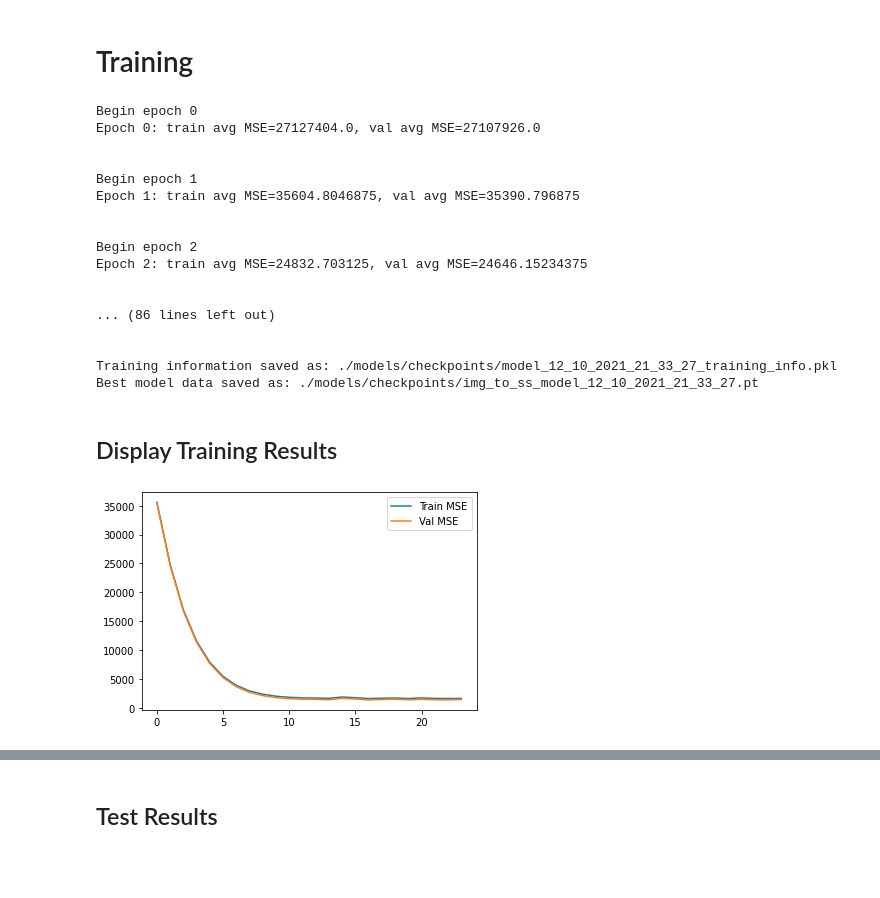
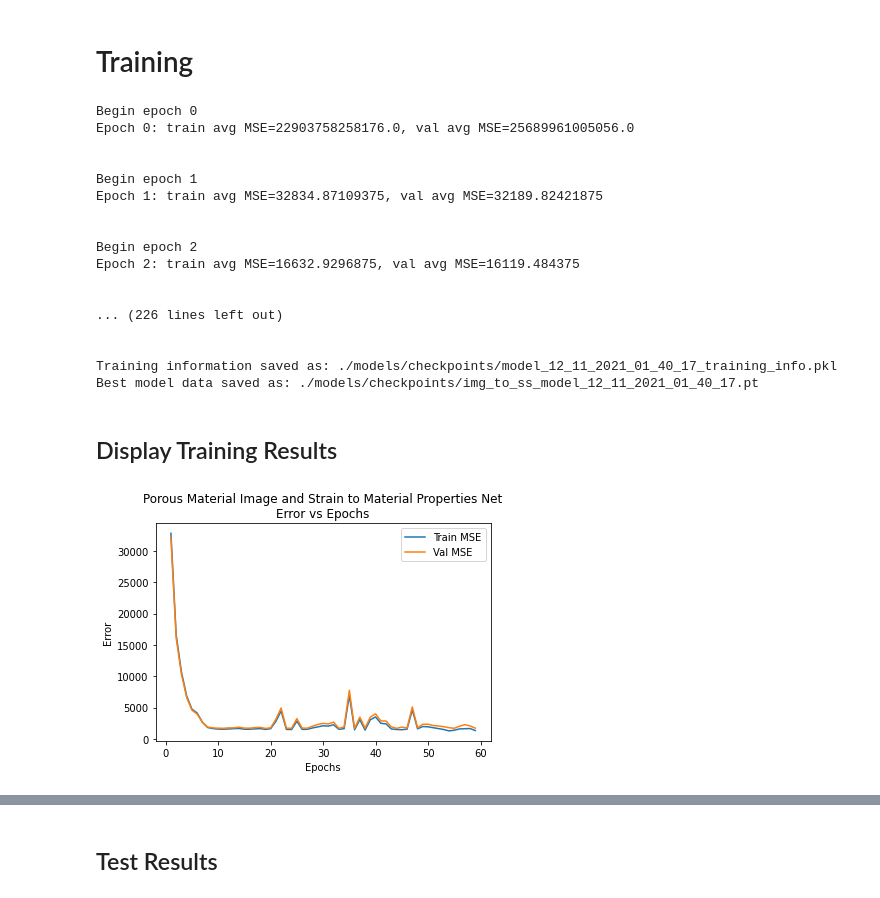
Before and after one commit to dalbyryan3/cs-6955-deep-learning-final-project, a Jupyter notebook: PorousMaterialImageAndStrainToMaterialPropertiesNet.ipynb, the cells around one changed output, grey strips where cells are left out. Saved outputs shown, nothing was run; the diff lists cells and outputs as text; code cells hidden in the pictures; blank space fills up the shorter version.

```diff
--- a/PorousMaterialImageAndStrainToMaterialPropertiesNet.ipynb
+++ b/PorousMaterialImageAndStrainToMaterialPropertiesNet.ipynb
@@ -119,7 +119,7 @@ for i, batch in enumerate(train_loader):
         ax1.imshow(torch.movedim(og_image_batch[idx], 0, 2))
         ax1.set_title('Porous Material Image')
         ax2.plot(strain_batch[idx], SMises_batch[idx], label='Von Mises Stress')
-        ax2.set_xlabel('Strain (m)')
+        ax2.set_xlabel('Strain')
         ax2.set_ylabel('Stress (MPa)')
         ax2.set_title('Associated Stress-Strain Material Response')
         ax2.legend()
@@ -255,8 +255,8 @@ def porousMaterialImageAndStrainToMaterialPropertiesNetTrainingLoop(model, train
 # %%
 model = PorousMaterialImageAndStrainToMaterialPropertiesNet()
 
-learning_rate = 4e-3
-nepochs = 25
+learning_rate = 5e-3
+nepochs = 60
 criterion = porousMaterialImageAndStrainToMaterialPropertiesNet_criterion
 optimizer = torch.optim.Adam(model.parameters(), lr=learning_rate)
 
@@ -264,22 +264,22 @@ model_training_info_name_path, model_save_path = porousMaterialImageAndStrainToM
 print("Training information saved as: {0}\nBest model data saved as: {1}".format(model_training_info_name_path, model_save_path))
 # %% [output]
 Begin epoch 0
-Epoch 0: train avg MSE=27127404.0, val avg MSE=27107926.0
+Epoch 0: train avg MSE=22903758258176.0, val avg MSE=25689961005056.0
 
 
 Begin epoch 1
-Epoch 1: train avg MSE=35604.8046875, val avg MSE=35390.796875
+Epoch 1: train avg MSE=32834.87109375, val avg MSE=32189.82421875
 
 
 Begin epoch 2
-Epoch 2: train avg MSE=24832.703125, val avg MSE=24646.15234375
+Epoch 2: train avg MSE=16632.9296875, val avg MSE=16119.484375
 
 
-... (86 lines left out)
+... (226 lines left out)
 
 
-Training information saved as: ./models/checkpoints/model_12_10_2021_21_33_27_training_info.pkl
-Best model data saved as: ./models/checkpoints/img_to_ss_model_12_10_2021_21_33_27.pt
+Training information saved as: ./models/checkpoints/model_12_11_2021_01_40_17_training_info.pkl
+Best model data saved as: ./models/checkpoints/img_to_ss_model_12_11_2021_01_40_17.pt
 # %% [markdown]
 ## Display Training Results
 # %%
@@ -288,13 +288,19 @@ Best model data saved as: ./models/checkpoints/img_to_ss_model_12_10_2021_21_33_
 # %%
 with open(model_training_info_name_path, 'rb') as f:
     train_avg_MSE_vals, val_avg_MSE_vals = pickle.load(f)
+epoch_vals = np.arange(0, len(train_avg_MSE_vals))
+cutoff_lower_bound = 1
+
 plt.figure()
-plt.plot(train_avg_MSE_vals[1:], label='Train MSE')
-plt.plot(val_avg_MSE_vals[1:], label='Val MSE')
+plt.plot(epoch_vals[cutoff_lower_bound:], train_avg_MSE_vals[cutoff_lower_bound:], label='Train MSE')
+plt.plot(epoch_vals[cutoff_lower_bound:], val_avg_MSE_vals[cutoff_lower_bound:], label='Val MSE')
 plt.legend()
+plt.title('Porous Material Image and Strain to Material Properties Net\nError vs Epochs')
+plt.xlabel('Epochs')
+plt.ylabel('Error')
 plt.show()
 # %% [output]
-[figure, old version]
+[figure, new version]
 # %%
 best_model = PorousMaterialImageAndStrainToMaterialPropertiesNet()
 best_checkpoint = torch.load(model_save_path)
```
Also changed, not shown: parts of 7 cells of this notebook.
